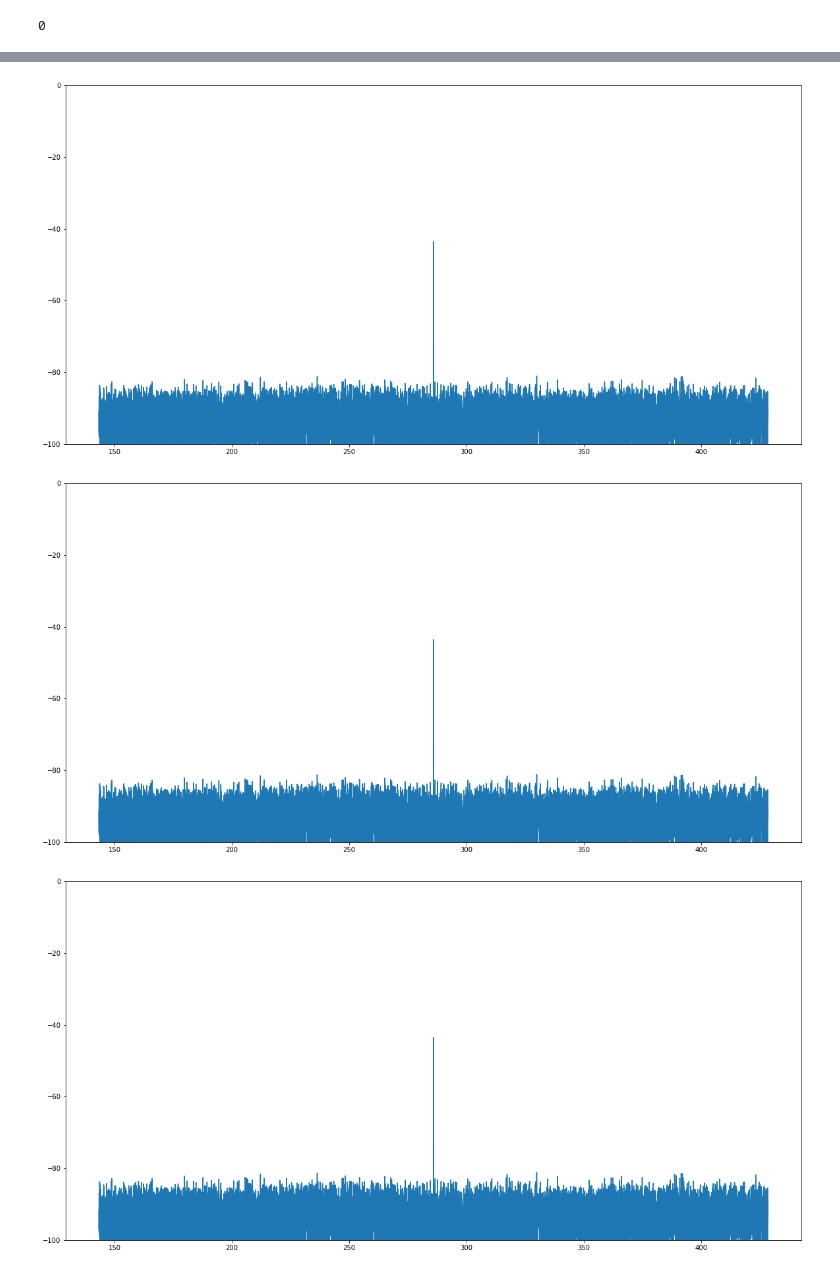
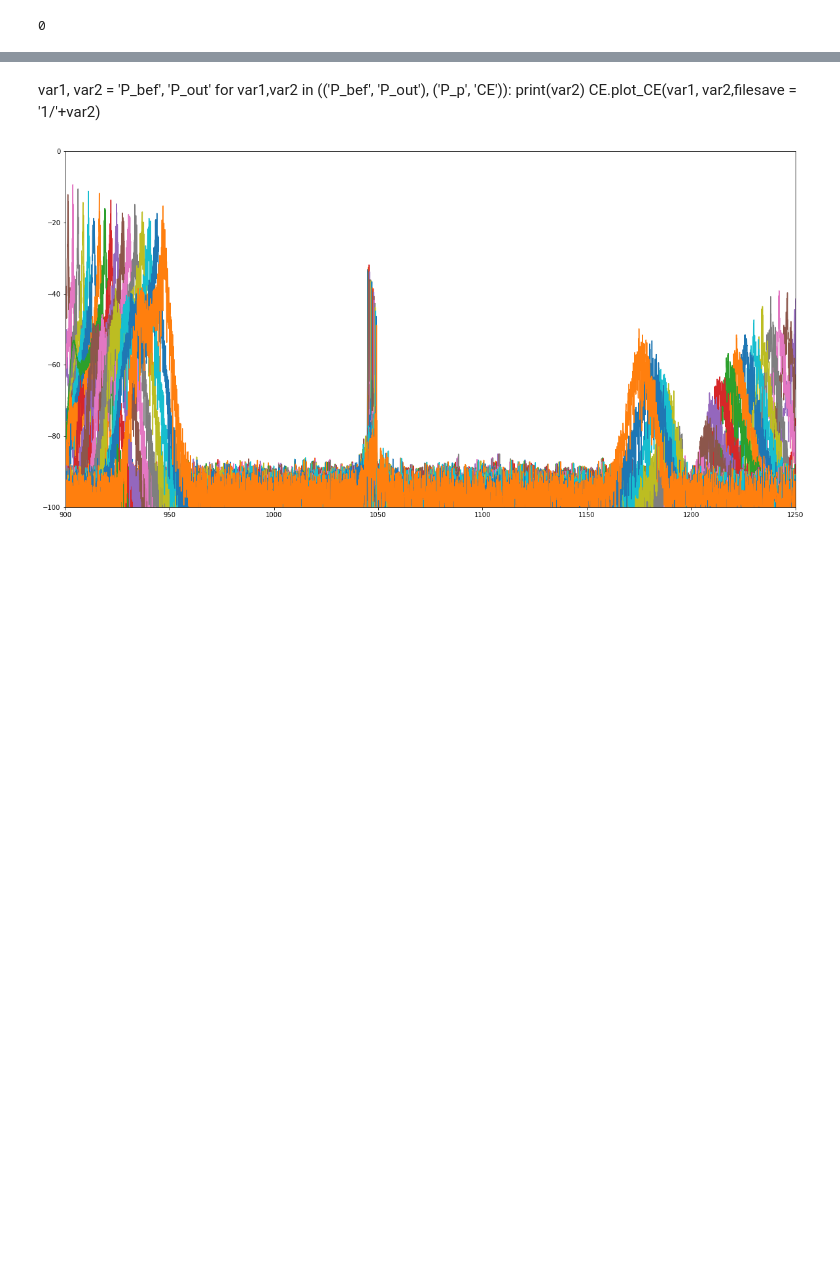
Before and after one commit to ibegleris/w-fopo, a Jupyter notebook: Conversion_efficiency_post_proc.ipynb, the cells around one changed output, grey strips where cells are left out. Saved outputs shown, nothing was run; the diff lists cells and outputs as text; code cells hidden in the pictures; blank space fills up the shorter version.

```diff
--- a/Conversion_efficiency_post_proc.ipynb
+++ b/Conversion_efficiency_post_proc.ipynb
@@ -64,7 +64,7 @@ class Conversion_efficiency(object):
 
         self.std = { i : None for i in ('P_p', 'P_s', 'f_p', 'f_s','l_p','l_s,' 'P_out', 'P_bef','CE','rounds')}
         self.std['P_out'] = np.std(P_out_vec)
-        self.std['CE'] = self.std['P_out']/self.P_in
+        self.std['CE'] = self.std['P_out']*self.CE/self.P_in
 
         self.read_write_CE_table(filename2,var = None, P_p = self.P0_p, P_s = self.P0_s, f_p = self.f_p,
                                          f_s = self.f_s,P_out = self.P_out,P_bef = self.P_bef, CE = self.CE, var2 = 'CE',std = self.std,file_path=filepath2)
@@ -224,7 +224,7 @@ def contor_plot(fmin,fmax,CE,rounds = None,filename = None):
         plt.show()
     return None
 # %%
-#which = 'output_dump_pump_wavelengths'
+which = 'output_dump_pump_wavelengths'
 #which ='output_dump_pump_powers/ram0ss0'
 #which = 'output_dump_pump_powers/large'
-which = 'output_dump_pump_powers/large'
+#which = 'output_dump_pump_powers/'
@@ -286,14 +290,20 @@ map directly to c-types [inferred_type->mixed,key->block1_values] [items->['P_be
+# %% [markdown]
+var1, var2 = 'P_bef', 'P_out'
+for var1,var2 in (('P_bef', 'P_out'), ('P_p', 'CE')):
+    print(var2)
+    CE.plot_CE(var1, var2,filesave = '1/'+var2)
 # %%
 #%matplotlib notebook
 
+fig = plt.figure(figsize=(20,10))
+
 for i in specs_large:
-    fig = plt.figure(figsize=(20,10))
-    plt.plot(CE.fv, i)
-    #plt.xlim(900,1250)
+
+    i.lp = 1e-3*c/i.fv
+    plt.plot(i.lp, i.spec_s)
+    plt.xlim(900,1250)
     plt.ylim(-100,0)
-    plt.show()
+plt.show()
     #break
 # %% [output]
-[figure, old version]
+[figure, new version]
-[figure, removed]
-[figure, removed]
```
Also changed, not shown: parts of 5 cells of this notebook, 19 other files.
